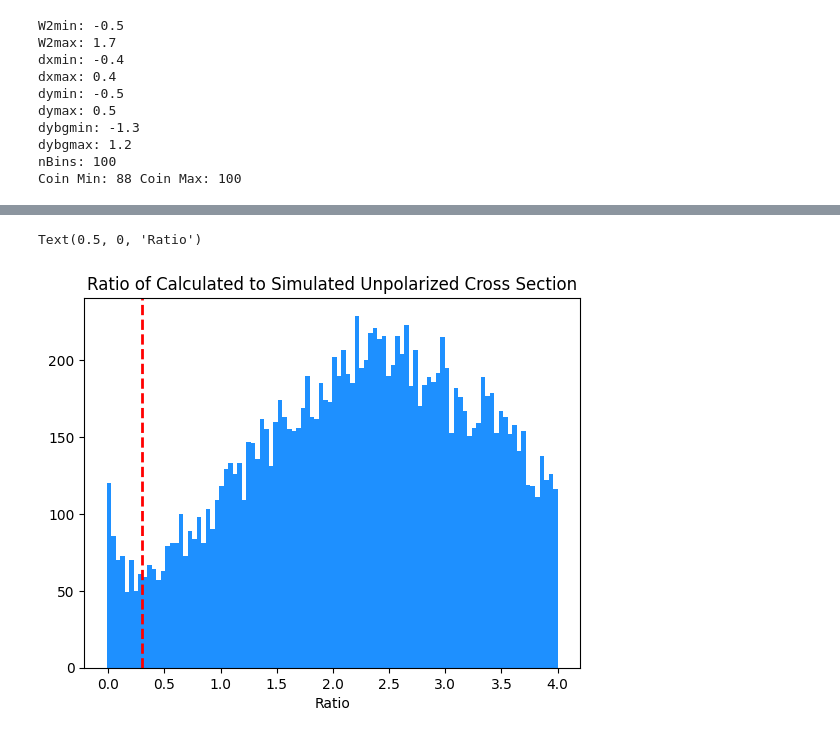
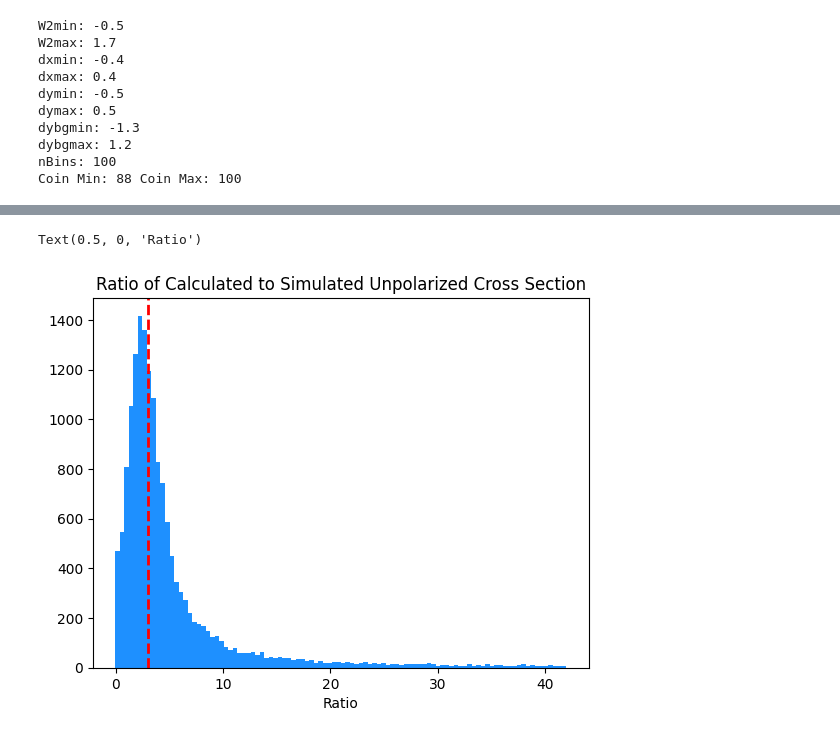
Before and after one commit to hp4xz/GEnAnalysis, a Jupyter notebook: inelasticsim/InelasticStudy.ipynb, the cells around one changed output, grey strips where cells are left out. Cells and saved outputs as stored; diff of their text form; code cells hidden in the pictures.

```diff
--- a/inelasticsim/InelasticStudy.ipynb
+++ b/inelasticsim/InelasticStudy.ipynb
@@ -132,15 +162,20 @@ $$
 # %%
-def Function_PCS(X,Q2, Ef, Ei, beta, theta):
+def Function_PCS(row,Q2, Ef, Ei, beta, theta,QE):
     # Constants
+
     alpha = 1/137  # Fine-structure constant
+    if QE:
+        g1=row[10]
+        g2=row[11]
+    else:
+        g1=row[5]
+        g2=row[6]
 
-    # Calculate MG1 and G2 (You need to define these functions or constants as per your use case)
-    MG1 = 1  # Placeholder, replace with the actual value or function
-    G2 = 1   # Placeholder, replace with the actual value or function
-
-    # Calculate the expression
     part1 = Ei * np.cos(beta) + Ef * np.cos(theta)
     part2 = np.cos(theta) - np.cos(beta)
-    result = - (4 * alpha**2 / Q2) * (Ef / Ei) * (part1 * MG1 + 2 * Ei * Ef * part2 * G2)
+    result = - (4 * alpha**2 / Q2) * (Ef / Ei) * (part1 * M**2*g1 + 2 * Ei * Ef * part2 * M**3*g2)
 
     return result
+# %%
+theta=.6769686325612457
+Function_theta(theta)
@@ -391,6 +466,6 @@ Text(0.5, 0, 'Unpolarized Cross Section')
 # %%
 electronEnergyInterval=11-.5
-InelasticCalculated=calcINArray*hbarc
+InelasticCalculated=electronEnergyInterval*calcINArray*hbarc
 
 ratio = InelasticCalculated / simArray
 
@@ -420,16 +494,0 @@ plt.show()
-# %%
-ratio = totalCalc / simArray
-
-# Create a mask to filter out -inf, inf, NaN, and 0s from both arrays
-mask = np.isfinite(ratio) & (simArray != 0) & (totalCalc != 0)
-
-# Apply the mask to both arrays
-filtered_totalCalc = totalCalc[mask]
-filtered_simArray = simArray[mask]
-plt.xlim(0,1000000)
-# Now you can safely plot the histogram of the ratio
-plt.hist(filtered_totalCalc / filtered_simArray, bins=100)
-plt.xlabel('Ratio (totalCalc/simArray)')
-plt.ylabel('Frequency')
-plt.title('Histogram of the Ratio with Cleaned Data')
-plt.show()
@@ -439,13 +496,13 @@ plt.show()
 filteredRat=filtered_totalCalc/filtered_simArray
 filteredRat=filteredRat[filteredRat<4]
 # %%
-x=plt.hist(filteredRat,bins=100,color='dodgerblue',label="Calculated/Simulated")
+x=plt.hist(electronEnergyInterval*filteredRat,bins=100,color='dodgerblue',label="Calculated/Simulated")
 plt.title("Ratio of Calculated to Simulated Unpolarized Cross Section")
-plt.axvline(x=.3, color='red', linestyle='--', linewidth=2)
+plt.axvline(x=3, color='red', linestyle='--', linewidth=2)
 plt.xlabel("Ratio")
 # %% [output]
 Text(0.5, 0, 'Ratio')
-[figure, old version]
+[figure, new version]
 # %%
 plt.plot(simArray,totalCalc,'.',color='dodgerblue',alpha=.5)
 plt.yscale('log')
```
Also changed, not shown: parts of 27 cells of this notebook.
